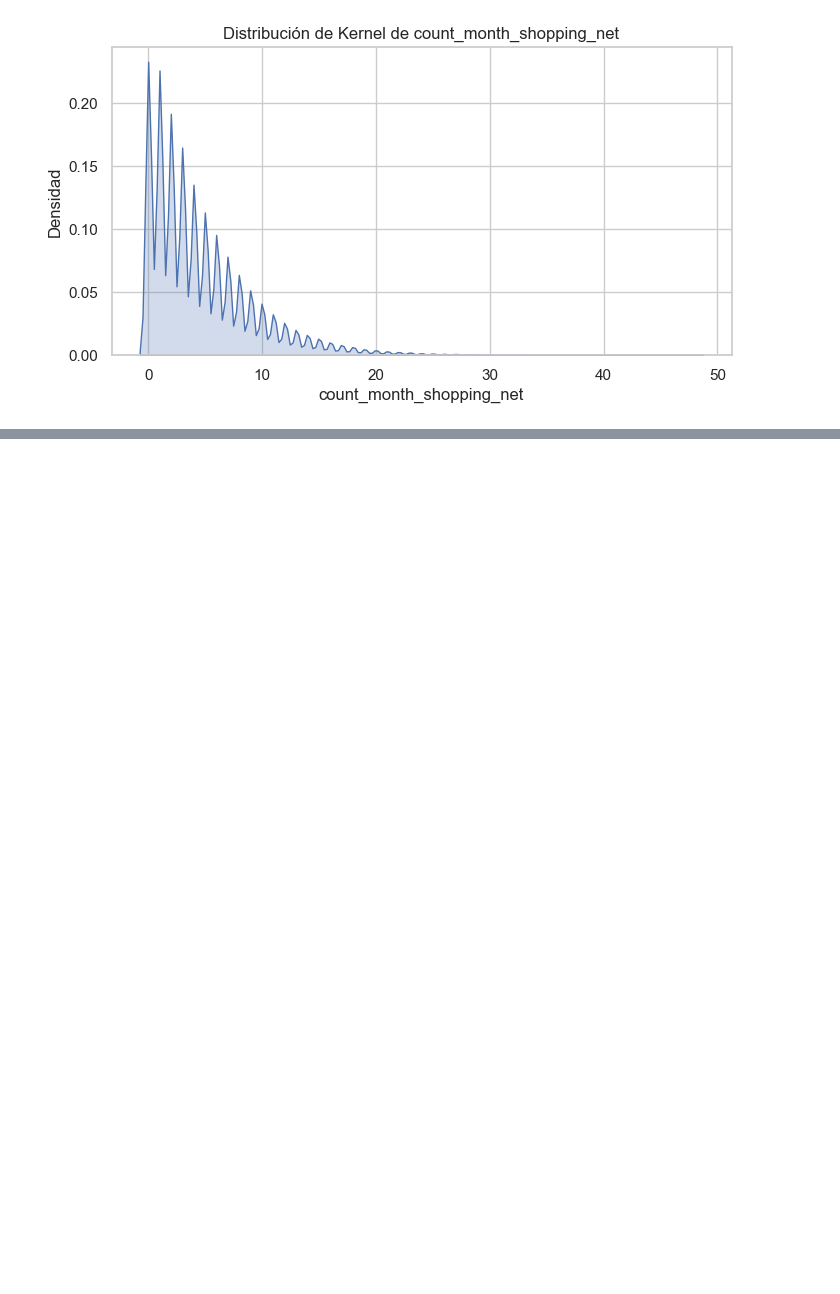
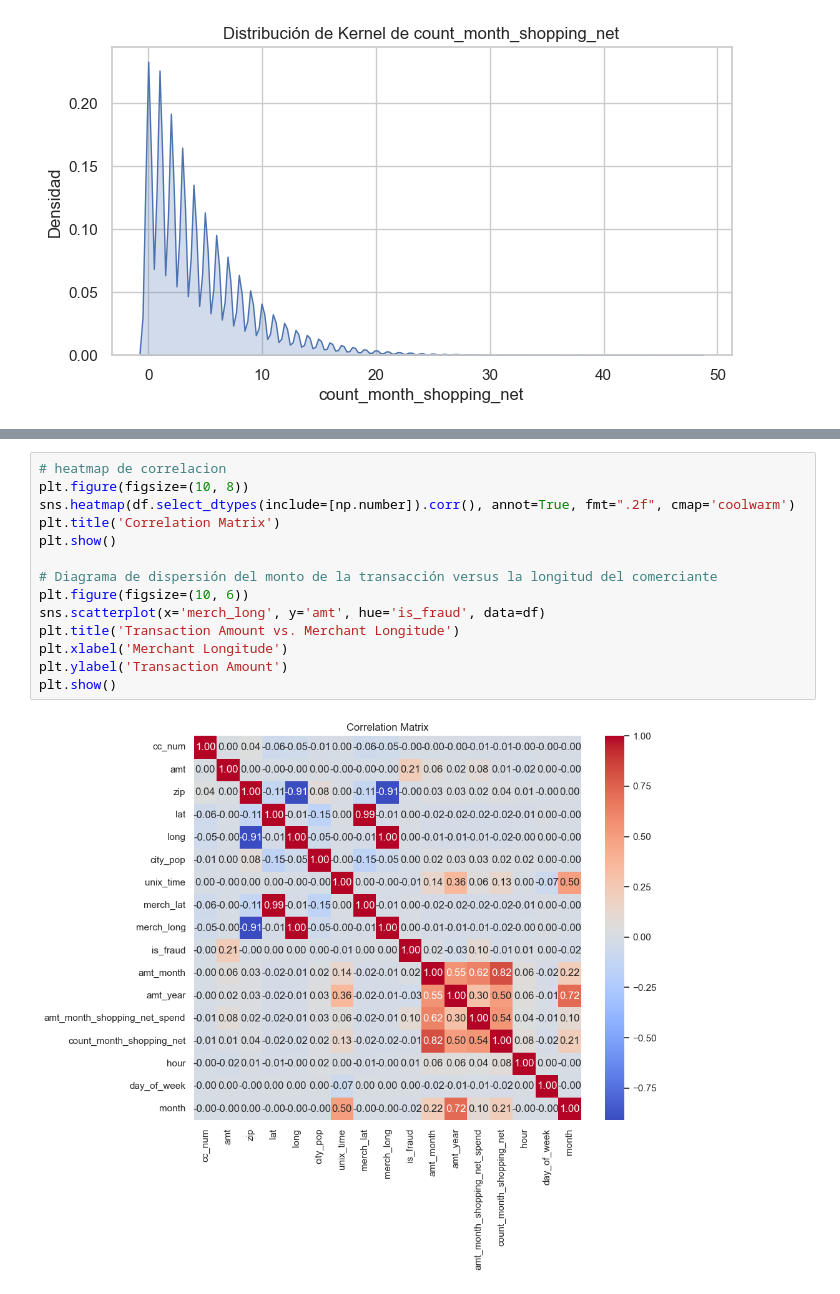
Before and after one commit to guzmanalejandra/Proyecto2-SDS, a Jupyter notebook: main.ipynb, the cells around one changed output, grey strips where cells are left out. Cells and saved outputs as stored; diff of their text form; blank space fills up the shorter version.

```diff
--- a/main.ipynb
+++ b/main.ipynb
@@ -162,0 +241,16 @@ for col in num_cols:
+# %%
+# heatmap de correlacion
+plt.figure(figsize=(10, 8))
+sns.heatmap(df.select_dtypes(include=[np.number]).corr(), annot=True, fmt=".2f", cmap='coolwarm')
+plt.title('Correlation Matrix')
+plt.show()
+
+# Diagrama de dispersión del monto de la transacción versus la longitud del comerciante
+plt.figure(figsize=(10, 6))
+sns.scatterplot(x='merch_long', y='amt', hue='is_fraud', data=df)
+plt.title('Transaction Amount vs. Merchant Longitude')
+plt.xlabel('Merchant Longitude')
+plt.ylabel('Transaction Amount')
+plt.show()
+# %% [output]
+[figure, added]
```
Also changed, not shown: parts of 53 cells of this notebook.
